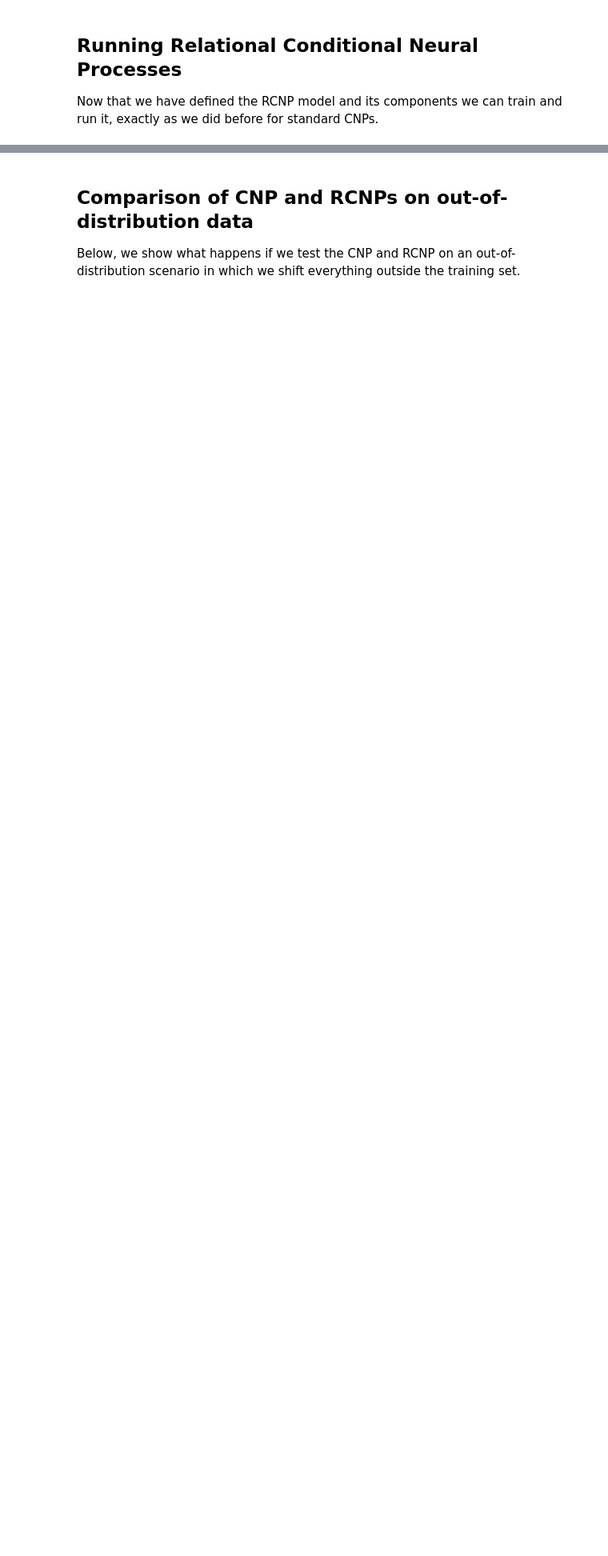
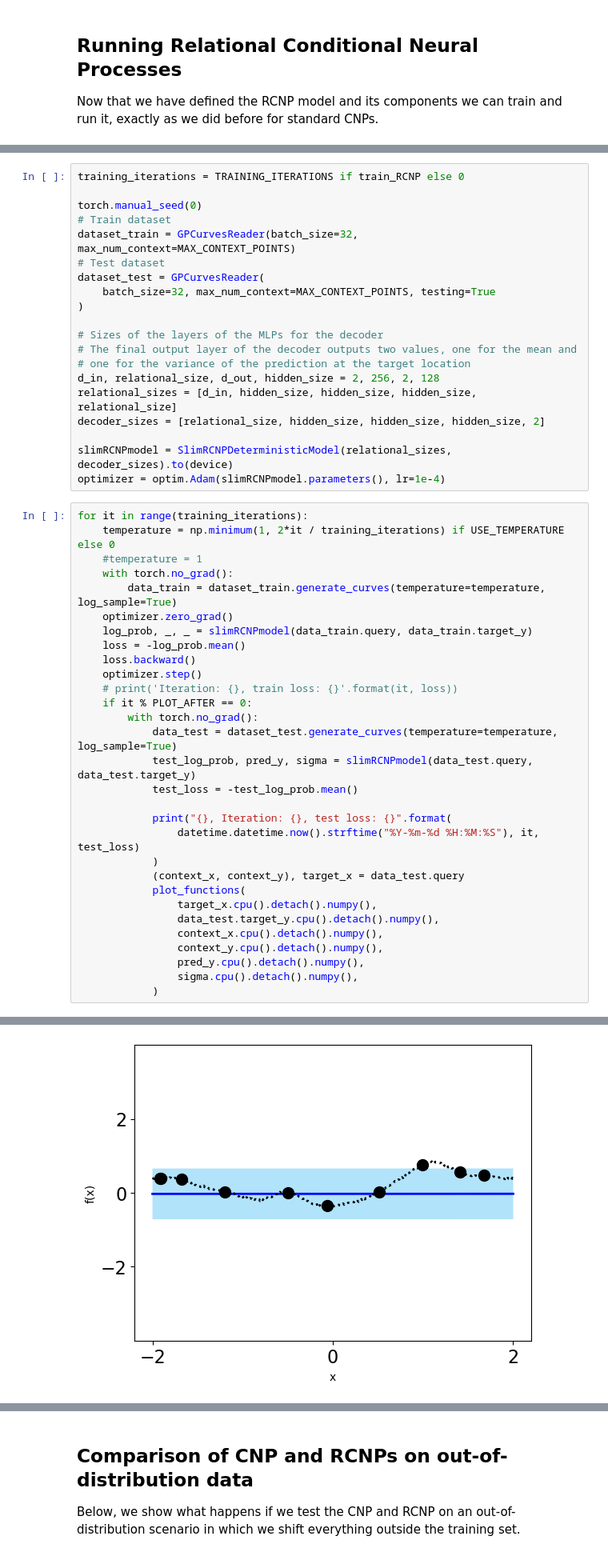
Before and after one commit to acerbilab/relational-neural-processes, a Jupyter notebook: relational_neural_process.ipynb, the cells around one changed output, grey strips where cells are left out. Shown at 80% size. Saved outputs shown, nothing was run; the diff lists cells and outputs as text; blank space fills up the shorter version.

Commit message:
feat: added slimmed-down RCNPs to the notebook

```diff
--- a/relational_neural_process.ipynb
+++ b/relational_neural_process.ipynb
@@ -645,0 +669,51 @@ for it in range(training_iterations):
+# %%
+training_iterations = TRAINING_ITERATIONS if train_RCNP else 0
+
+torch.manual_seed(0)
+# Train dataset
+dataset_train = GPCurvesReader(batch_size=32, max_num_context=MAX_CONTEXT_POINTS)
+# Test dataset
+dataset_test = GPCurvesReader(
+    batch_size=32, max_num_context=MAX_CONTEXT_POINTS, testing=True
+)
+
+# Sizes of the layers of the MLPs for the decoder
+# The final output layer of the decoder outputs two values, one for the mean and
+# one for the variance of the prediction at the target location
+d_in, relational_size, d_out, hidden_size = 2, 256, 2, 128
+relational_sizes = [d_in, hidden_size, hidden_size, hidden_size, relational_size]
+decoder_sizes = [relational_size, hidden_size, hidden_size, hidden_size, 2]
+
+slimRCNPmodel = SlimRCNPDeterministicModel(relational_sizes, decoder_sizes).to(device)
+optimizer = optim.Adam(slimRCNPmodel.parameters(), lr=1e-4)
+# %%
+for it in range(training_iterations):
+    temperature = np.minimum(1, 2*it / training_iterations) if USE_TEMPERATURE else 0
+    #temperature = 1
+    with torch.no_grad():
+        data_train = dataset_train.generate_curves(temperature=temperature, log_sample=True)
+    optimizer.zero_grad()
+    log_prob, _, _ = slimRCNPmodel(data_train.query, data_train.target_y)
+    loss = -log_prob.mean()
+    loss.backward()
+    optimizer.step()
+    # print('Iteration: {}, train loss: {}'.format(it, loss))
+    if it % PLOT_AFTER == 0:
+        with torch.no_grad():
+            data_test = dataset_test.generate_curves(temperature=temperature, log_sample=True)
+            test_log_prob, pred_y, sigma = slimRCNPmodel(data_test.query, data_test.target_y)
+            test_loss = -test_log_prob.mean()
+
+            print("{}, Iteration: {}, test loss: {}".format(
+                datetime.datetime.now().strftime("%Y-%m-%d %H:%M:%S"), it, test_loss)
+            )
+            (context_x, context_y), target_x = data_test.query
+            plot_functions(
+                target_x.cpu().detach().numpy(),
+                data_test.target_y.cpu().detach().numpy(),
+                context_x.cpu().detach().numpy(),
+                context_y.cpu().detach().numpy(),
+                pred_y.cpu().detach().numpy(),
+                sigma.cpu().detach().numpy(),
+            )
+# %% [output]
@@ -645,0 +721 @@ for it in range(training_iterations):
+[figure, added]
```
Also changed, not shown: parts of 17 cells of this notebook.
